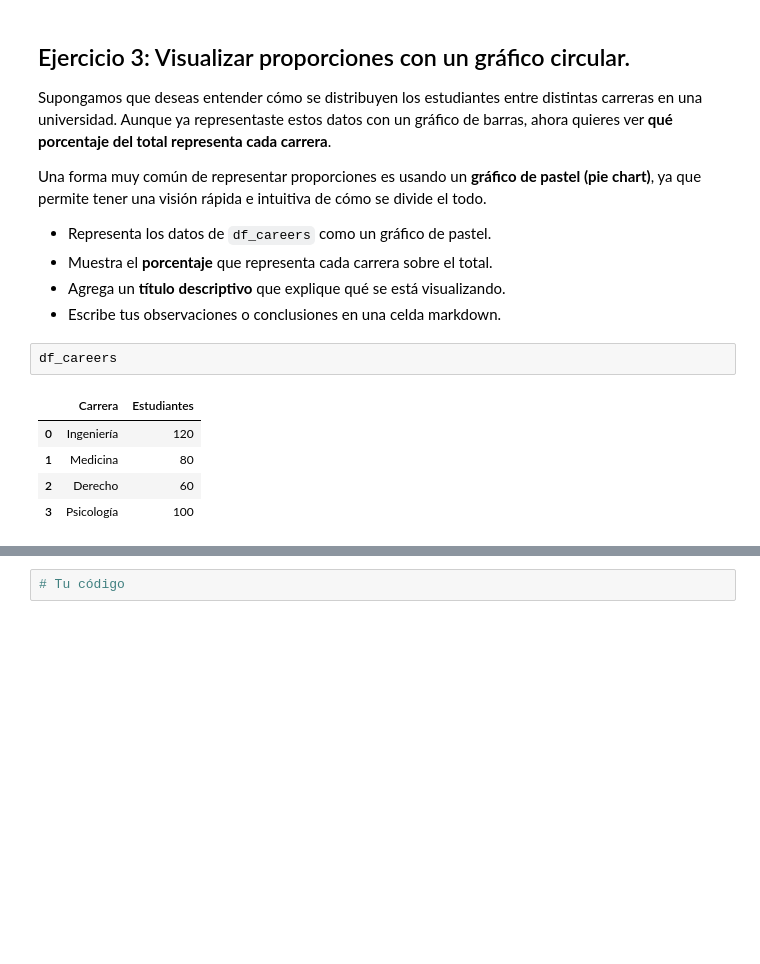
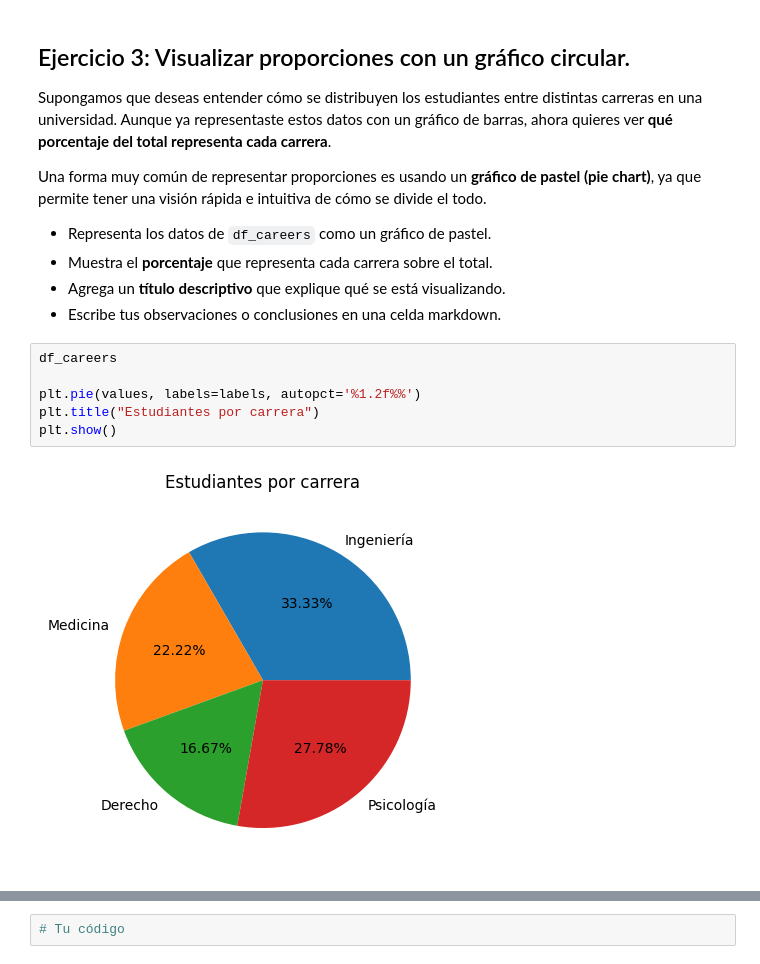
Before and after one commit to 4GeeksAcademy/AnthonnyMal-visualizacion, a Jupyter notebook: notebook/03-project-visualization.ipynb, the cells around one changed output, grey strips where cells are left out. Drawn from its saved outputs; the diff is of its cells as text; blank space fills up the shorter version.

```diff
--- a/notebook/03-project-visualization.ipynb
+++ b/notebook/03-project-visualization.ipynb
@@ -119,9 +129,9 @@ Una forma muy común de representar proporciones es usando un **gráfico de past
 - Escribe tus observaciones o conclusiones en una celda markdown.
 # %%
 df_careers
+
+plt.pie(values, labels=labels, autopct='%1.2f%%')
+plt.title("Estudiantes por carrera")
+plt.show()
 # %% [output]
-|  | Carrera | Estudiantes |
-| 0 | Ingeniería | 120 |
-| 1 | Medicina | 80 |
-| 2 | Derecho | 60 |
-| 3 | Psicología | 100 |
+[figure, added]
```
Also changed, not shown: parts of 12 cells of this notebook.
